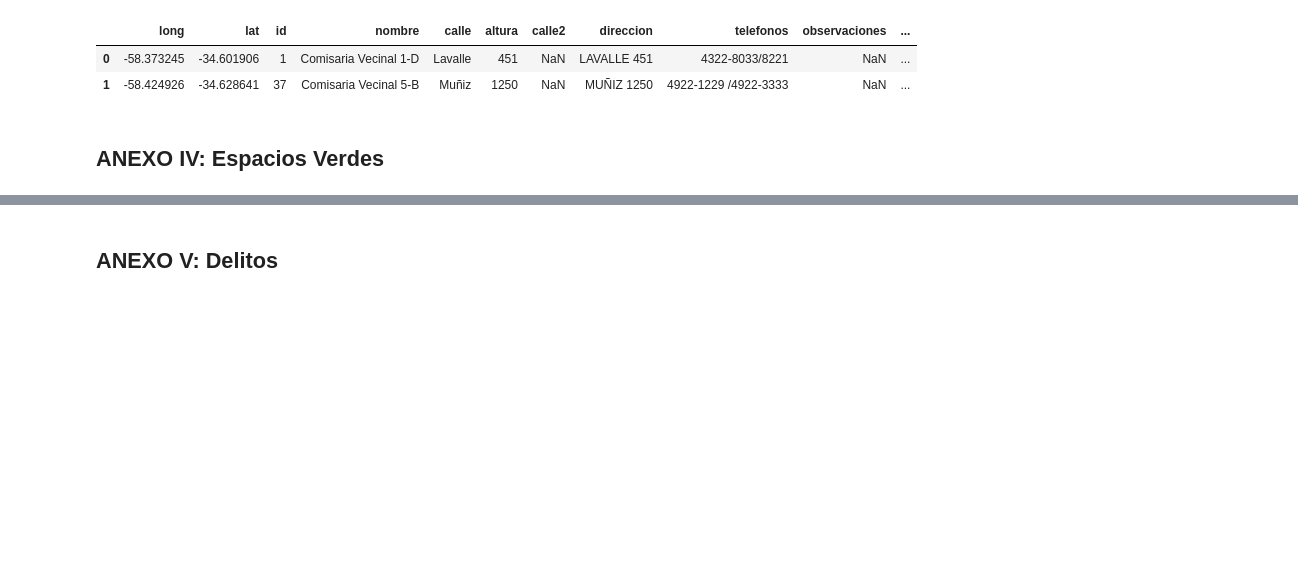
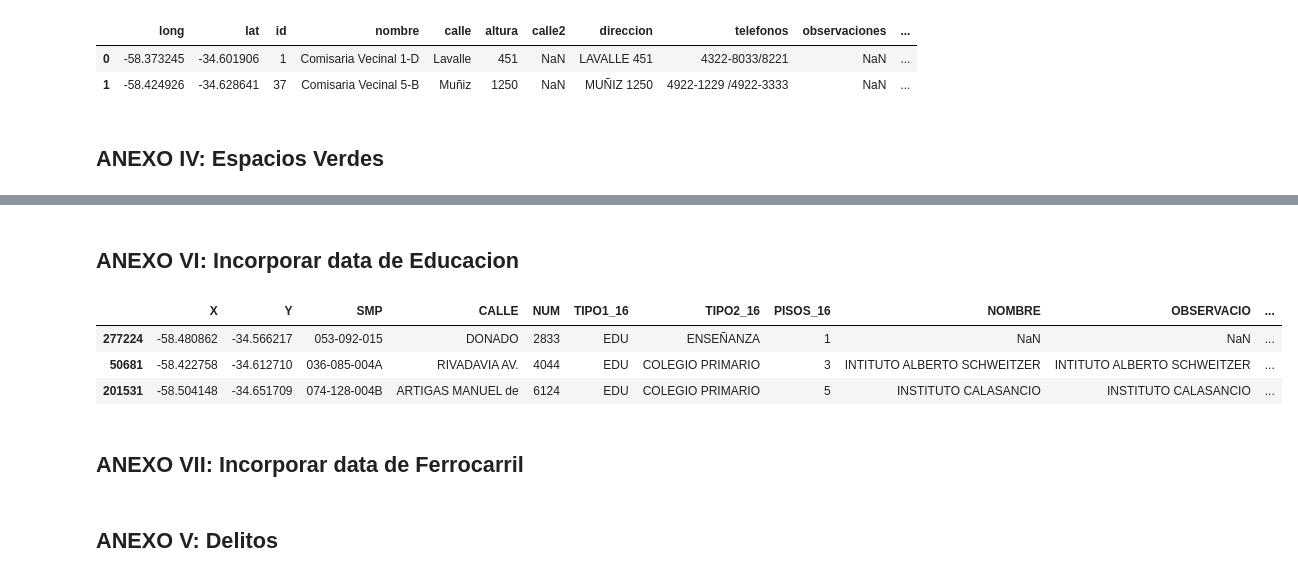
Before and after one commit to franfasan1/DH_G8_desafio1, a Jupyter notebook: notebook_desafio.ipynb, the cells around one changed output, grey strips where cells are left out. Saved outputs shown, nothing was run; the diff lists cells and outputs as text; code cells hidden in the pictures; blank space fills up the shorter version.

```diff
--- a/notebook_desafio.ipynb
+++ b/notebook_desafio.ipynb
@@ -816,0 +856,14 @@ data = data.join(espacios_verdes_cerca)
+# %% [markdown]
+## ANEXO VI: Incorporar data de Educacion
+# %%
+RAMA = ["ENSEÑANZA"]
+
+mask = [(x in RAMA) for x in relevamiento.RAMA]
+
+relevamiento_educacion = relevamiento.loc[mask,:]
+relevamiento_educacion.sample(3)
+# %% [output]
+|  | X | Y | SMP | CALLE | NUM | TIPO1_16 | TIPO2_16 | PISOS_16 | NOMBRE | OBSERVACIO | ... |
+| 277224 | -58.480862 | -34.566217 | 053-092-015 | DONADO | 2833 | EDU | ENSEÑANZA | 1 | NaN | NaN | ... |
+| 50681 | -58.422758 | -34.612710 | 036-085-004A | RIVADAVIA AV. | 4044 | EDU | COLEGIO PRIMARIO | 3 | INTITUTO ALBERTO SCHWEITZER | INTITUTO ALBERTO SCHWEITZER | ... |
+| 201531 | -58.504148 | -34.651709 | 074-128-004B | ARTIGAS MANUEL de | 6124 | EDU | COLEGIO PRIMARIO | 5 | INSTITUTO CALASANCIO | INSTITUTO CALASANCIO | ... |
@@ -816,0 +886,2 @@ data = data.join(espacios_verdes_cerca)
+# %% [markdown]
+## ANEXO VII: Incorporar data de Ferrocarril
```
Also changed, not shown: parts of 13 cells of this notebook.
